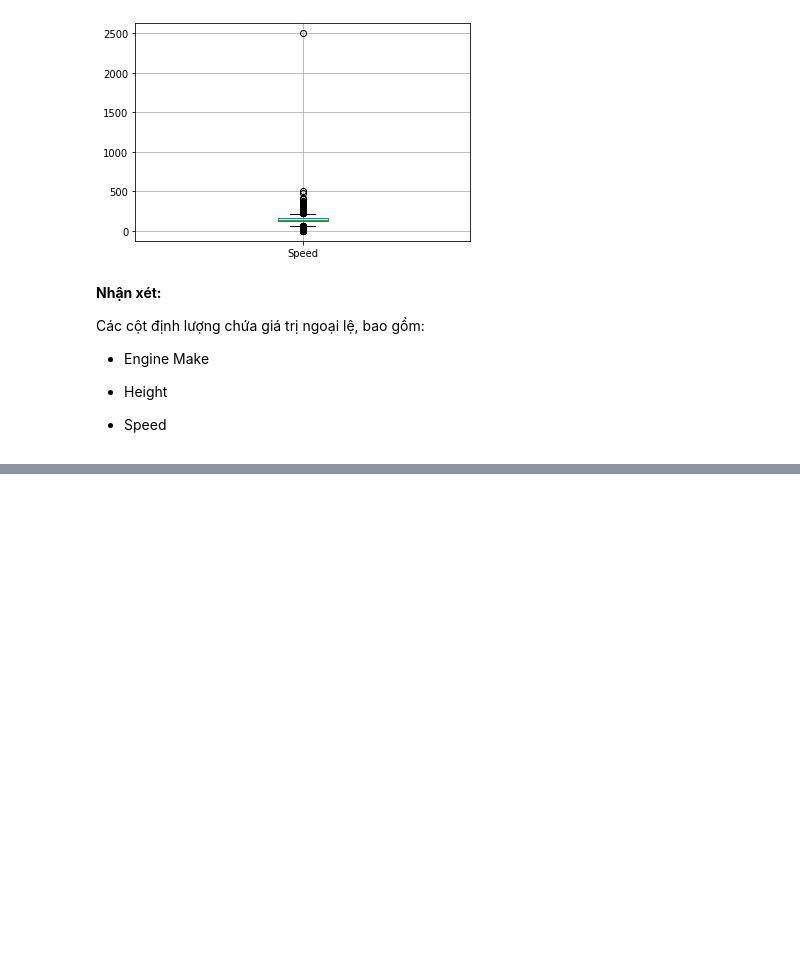
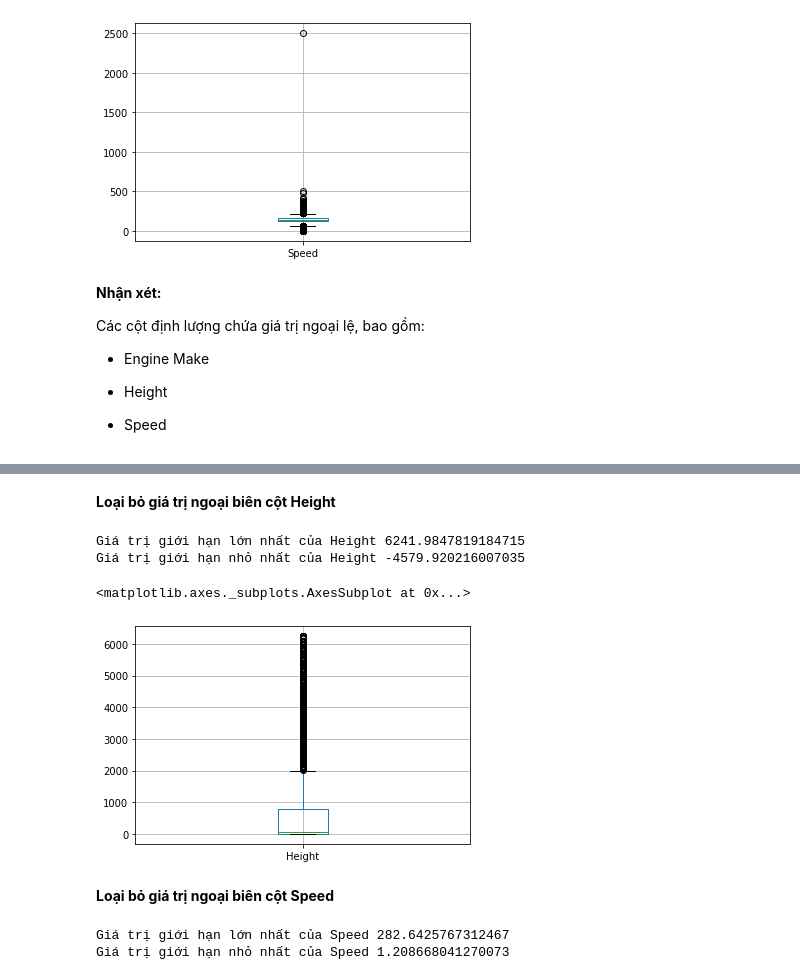
Before and after one commit to rekuantsun/PTDL-Python, a Jupyter notebook: Pandas_4.ipynb, the cells around one changed output, grey strips where cells are left out. Saved outputs shown, nothing was run; the diff lists cells and outputs as text; code cells hidden in the pictures; blank space fills up the shorter version.

```diff
--- a/Pandas_4.ipynb
+++ b/Pandas_4.ipynb
@@ -112,0 +115,12 @@ df.boxplot(column='Engine Make')
+# %% [markdown]
+**Loại bỏ giá trị ngoại biên cột Height**
+# %%
+#Giá trị giới hạn
+upper_limit = df['Height'].mean() + 3*df['Height'].std()
+lower_limit = df['Height'].mean() - 3*df['Height'].std()
+
+print("Giá trị giới hạn lớn nhất của Height",upper_limit)
+print("Giá trị giới hạn nhỏ nhất của Height",lower_limit)
+# %% [output]
+Giá trị giới hạn lớn nhất của Height 6241.9847819184715
+Giá trị giới hạn nhỏ nhất của Height -4579.920216007035
@@ -112,0 +130,28 @@ df.boxplot(column='Engine Make')
+# %%
+df['Height'] = np.where(
+    df['Height']>upper_limit,
+    upper_limit,
+    np.where(
+        df['Height']<lower_limit,
+        lower_limit,
+        df['Height']
+    )
+)
+# %%
+#Cột Height sau khi loại bỏ giá trị ngoại biên
+df.boxplot(column='Height')
+# %% [output]
+<matplotlib.axes._subplots.AxesSubplot at 0x...>
+[figure, added]
+# %% [markdown]
+**Loại bỏ giá trị ngoại biên cột Speed**
+# %%
+#Giá trị giới hạn
+upper_limit = df['Speed'].mean() + 3*df['Speed'].std()
+lower_limit = df['Speed'].mean() - 3*df['Speed'].std()
+
+print("Giá trị giới hạn lớn nhất của Speed",upper_limit)
+print("Giá trị giới hạn nhỏ nhất của Speed",lower_limit)
+# %% [output]
+Giá trị giới hạn lớn nhất của Speed 282.6425767312467
+Giá trị giới hạn nhỏ nhất của Speed 1.208668041270073
```
Also changed, not shown: parts of 9 cells of this notebook.
